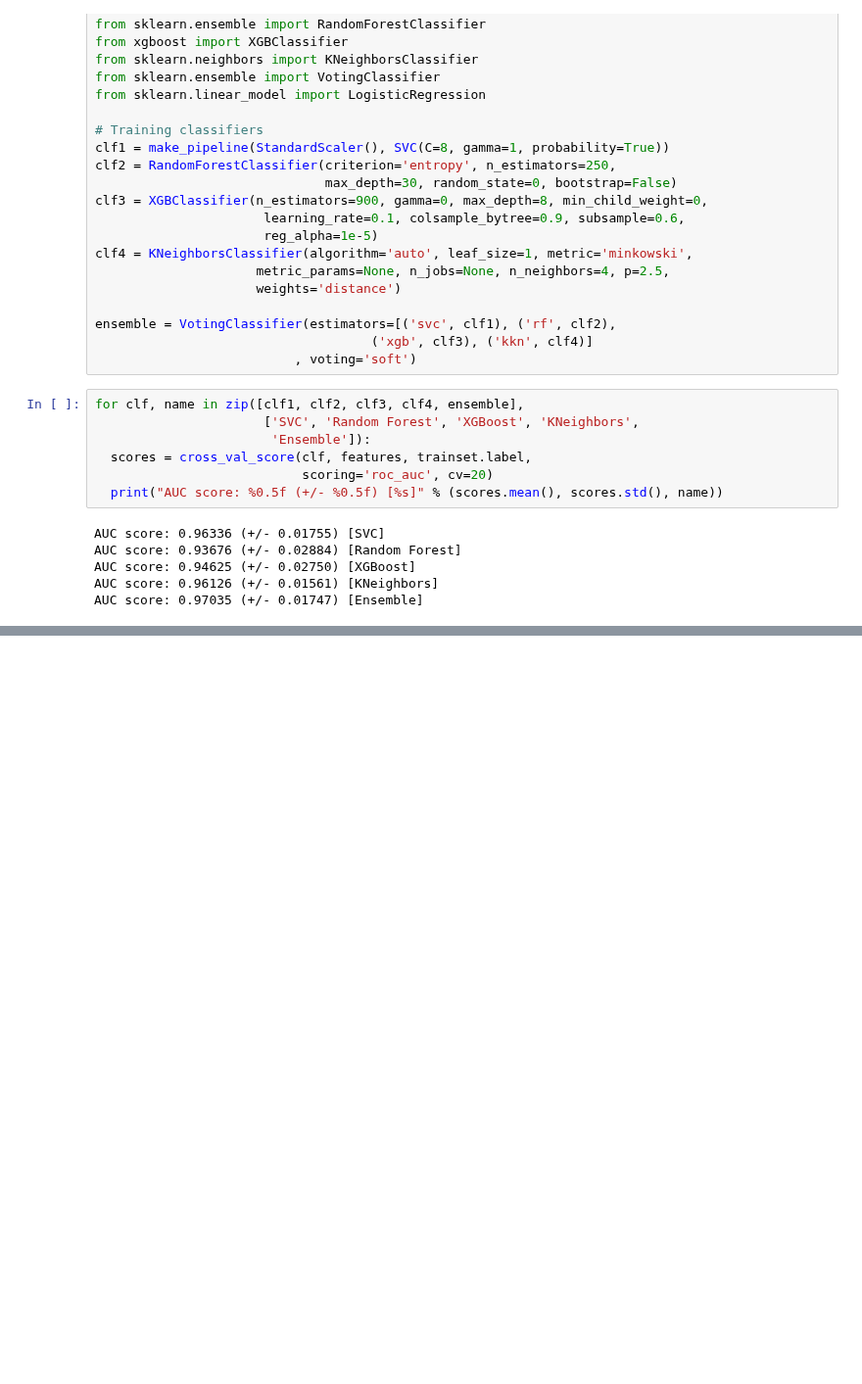
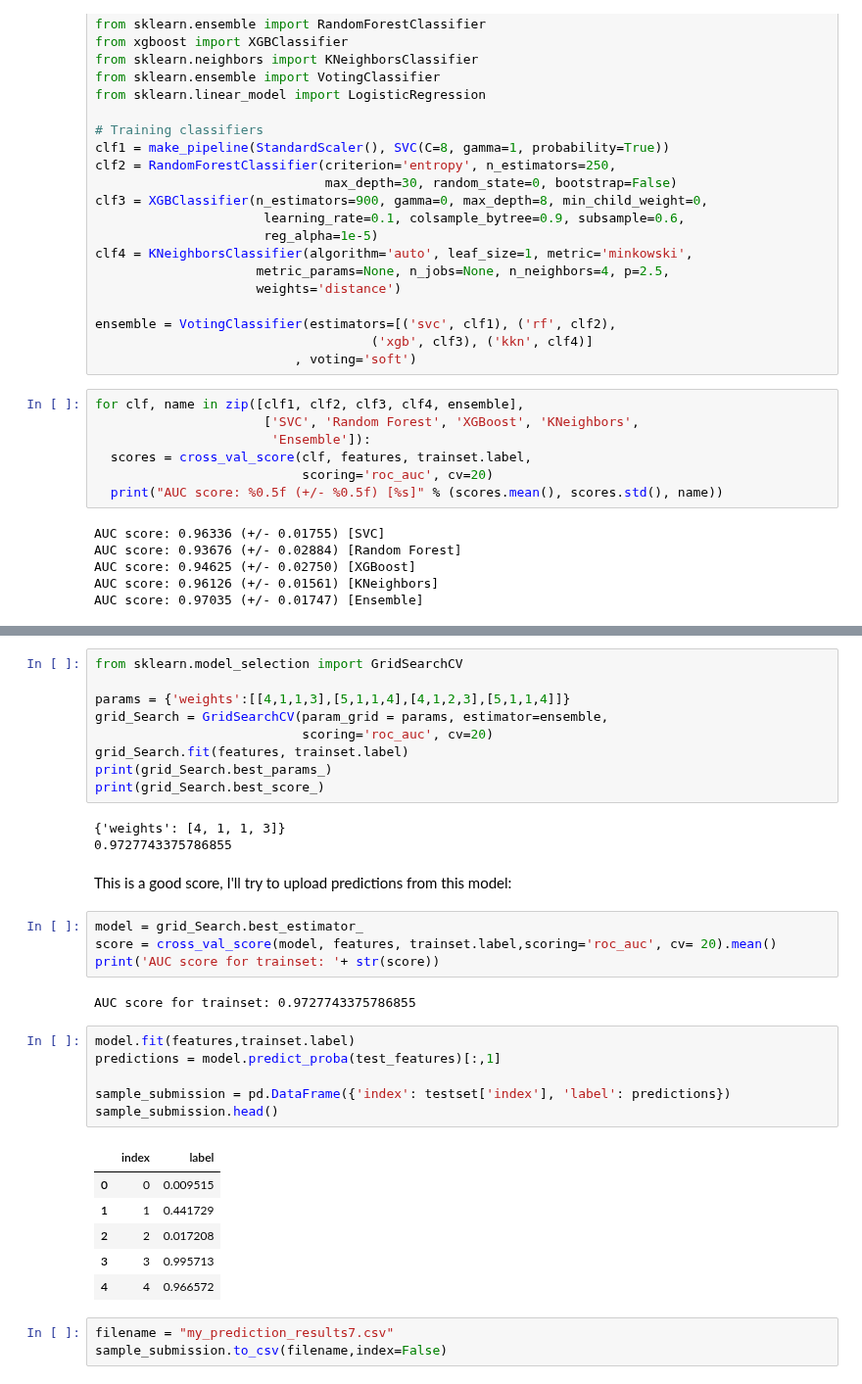
Before and after one commit to SarahGoddaer/Machine_Learning_course_UGent_D012554_kaggle, a Jupyter notebook: 9: Voting_classifier.ipynb, the cells around one changed output, grey strips where cells are left out. Shown at 98% size. Drawn from its saved outputs; the diff is of its cells as text; blank space fills up the shorter version.

```diff
--- a/9: Voting_classifier.ipynb
+++ b/9: Voting_classifier.ipynb
@@ -273,0 +273,36 @@ print(grid_Search.best_score_)
+# %%
+from sklearn.model_selection import GridSearchCV
+
+params = {'weights':[[4,1,1,3],[5,1,1,4],[4,1,2,3],[5,1,1,4]]}
+grid_Search = GridSearchCV(param_grid = params, estimator=ensemble,
+                           scoring='roc_auc', cv=20)
+grid_Search.fit(features, trainset.label)
+print(grid_Search.best_params_)
+print(grid_Search.best_score_)
+# %% [output]
+{'weights': [4, 1, 1, 3]}
+0.9727743375786855
+# %% [markdown]
+This is a good score, I'll try to upload predictions from this model:
+# %%
+model = grid_Search.best_estimator_
+score = cross_val_score(model, features, trainset.label,scoring='roc_auc', cv= 20).mean()
+print('AUC score for trainset: '+ str(score))
+# %% [output]
+AUC score for trainset: 0.9727743375786855
+# %%
+model.fit(features,trainset.label)
+predictions = model.predict_proba(test_features)[:,1]
+
+sample_submission = pd.DataFrame({'index': testset['index'], 'label': predictions})
+sample_submission.head()
+# %% [output]
+|  | index | label |
+| 0 | 0 | 0.009515 |
+| 1 | 1 | 0.441729 |
+| 2 | 2 | 0.017208 |
+| 3 | 3 | 0.995713 |
+| 4 | 4 | 0.966572 |
+# %%
+filename = "my_prediction_results7.csv"
+sample_submission.to_csv(filename,index=False)
```
Also changed, not shown: parts of 1 cell of this notebook.
